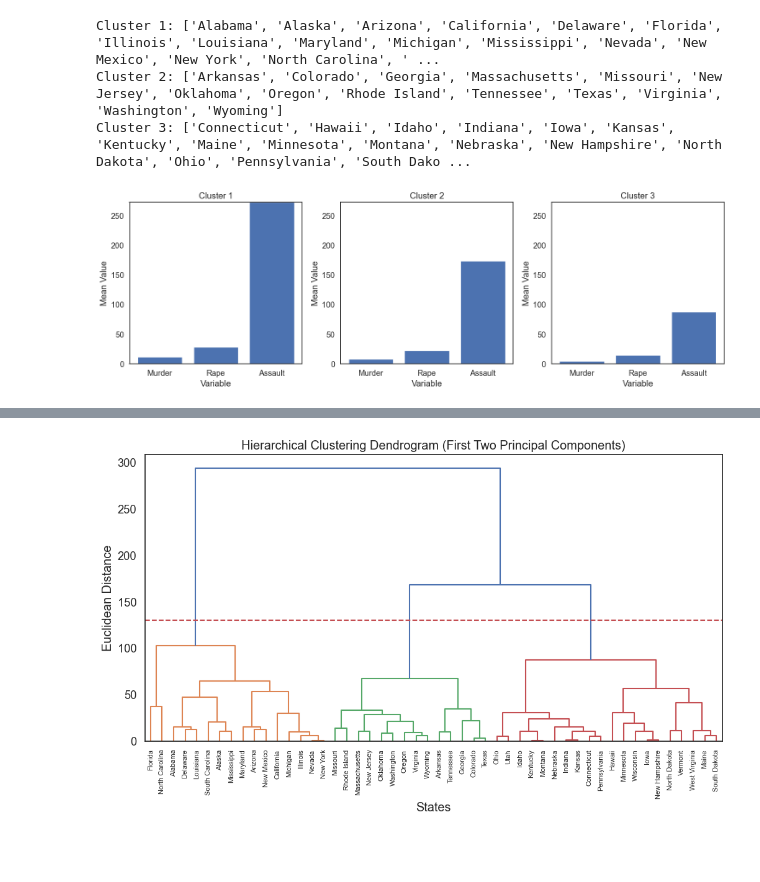
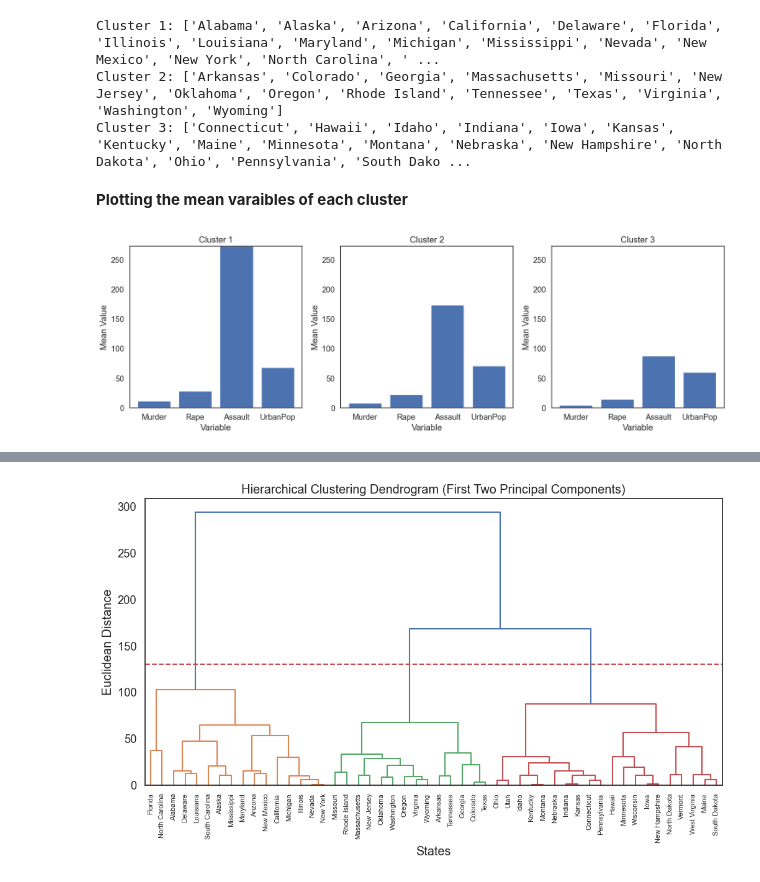
Before and after one commit to kaylee01/Assignment3-ML, a Jupyter notebook: assignment3.ipynb, the cells around one changed output, grey strips where cells are left out. Cells and saved outputs as stored; diff of their text form; code cells hidden in the pictures; blank space fills up the shorter version.

```diff
--- a/assignment3.ipynb
+++ b/assignment3.ipynb
@@ -1302,3 +1331,27 @@ print(cluster_analysis)
+# %%
+def plot_means(data, set_max_y=True):
+
+    # Group the data by cluster and calculate the mean values
+    cluster_means = data.groupby('Cluster')['Murder', 'Rape', 'Assault', 'UrbanPop'].mean()
+
+    # Get the maximum mean value across all clusters
+    max_mean = cluster_means.max().max()
+
+    # Plotting three bar plots side by side
+    fig, axes = plt.subplots(1, 3, figsize=(15, 5))
+
+    for i, ax in enumerate(axes):
+        cluster_data = cluster_means.iloc[i]
+        ax.bar(cluster_data.index, cluster_data.values)
+        ax.set_title(f'Cluster {i+1}')
+        ax.set_ylabel('Mean Value')
+        ax.set_xlabel('Variable')
+
+        if set_max_y==True:
+            ax.set_ylim([0, max_mean])  # Set a common y-axis range
+
+    plt.tight_layout()
+    plt.show()
 # %% [markdown]
 ## Part 3 - Task 1
 
@@ -1336,26 +1389,10 @@ display_cluster_lists(Z)
 Cluster 1: ['Alabama', 'Alaska', 'Arizona', 'California', 'Delaware', 'Florida', 'Illinois', 'Louisiana', 'Maryland', 'Michigan', 'Mississippi', 'Nevada', 'New Mexico', 'New York', 'North Carolina', ' ...
 Cluster 2: ['Arkansas', 'Colorado', 'Georgia', 'Massachusetts', 'Missouri', 'New Jersey', 'Oklahoma', 'Oregon', 'Rhode Island', 'Tennessee', 'Texas', 'Virginia', 'Washington', 'Wyoming']
 Cluster 3: ['Connecticut', 'Hawaii', 'Idaho', 'Indiana', 'Iowa', 'Kansas', 'Kentucky', 'Maine', 'Minnesota', 'Montana', 'Nebraska', 'New Hampshire', 'North Dakota', 'Ohio', 'Pennsylvania', 'South Dako ...
+# %% [markdown]
+**Plotting the mean varaibles of each cluster**
 # %%
-# Group the data by cluster and calculate the mean values
-cluster_means = data_US.groupby('Cluster')['Murder', 'Rape', 'Assault'].mean()
-
-# Get the maximum mean value across all clusters
-max_mean = cluster_means.max().max()
-
-# Plotting three bar plots side by side
-fig, axes = plt.subplots(1, 3, figsize=(15, 5))
-
-for i, ax in enumerate(axes):
-    cluster_data = cluster_means.iloc[i]
-    ax.bar(cluster_data.index, cluster_data.values)
-    ax.set_title(f'Cluster {i+1}')
-    ax.set_ylabel('Mean Value')
-    ax.set_xlabel('Variable')
-    ax.set_ylim([0, max_mean])  # Set a common y-axis range
-
-plt.tight_layout()
-plt.show()
+plot_means(data_US)
 # %% [output]
-[figure, old version]
+[figure, new version]
 # %% [markdown]
```
Also changed, not shown: parts of 19 cells of this notebook.
